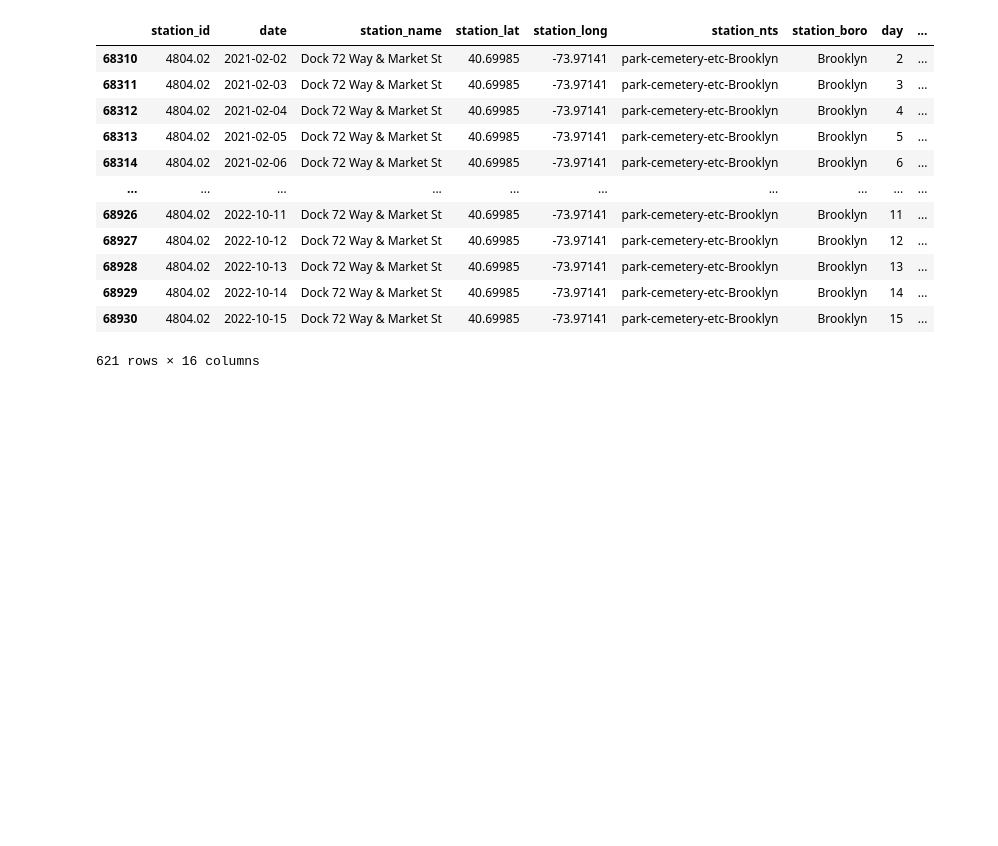
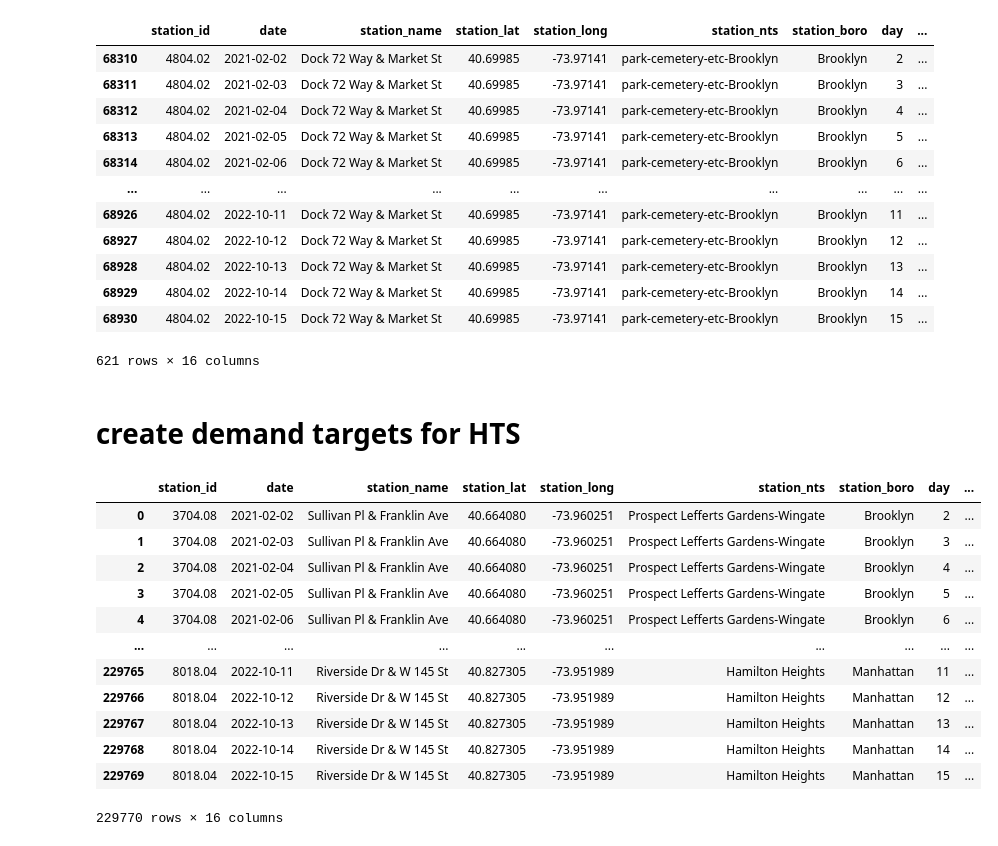
Before and after one commit to skwolvie/DATA270_spring23_grp2, a Jupyter notebook: data collection/get_citibikedata.ipynb, the cells around one changed output. Cells and saved outputs as stored; diff of their text form; code cells hidden in the pictures; blank space fills up the shorter version.

```diff
--- a/data collection/get_citibikedata.ipynb
+++ b/data collection/get_citibikedata.ipynb
@@ -3431,3 +3431,5 @@ r[r['station_id']==4804.02]
 | 68929 | 4804.02 | 2022-10-14 | Dock 72 Way & Market St | 40.69985 | -73.97141 | park-cemetery-etc-Brooklyn | Brooklyn | 14 | ... |
 | 68930 | 4804.02 | 2022-10-15 | Dock 72 Way & Market St | 40.69985 | -73.97141 | park-cemetery-etc-Brooklyn | Brooklyn | 15 | ... |
 621 rows × 16 columns
+# %% [markdown]
+# create demand targets for HTS
@@ -3433,0 +3438,17 @@ r[r['station_id']==4804.02]
+# %%
+df= pd.read_csv(r'D:\OneDrive - Indian School of Business\Desktop\data270_spring23_group2\data\bike_demand_v1.csv')
+df
+# %% [output]
+|  | station_id | date | station_name | station_lat | station_long | station_nts | station_boro | day | ... |
+| 0 | 3704.08 | 2021-02-02 | Sullivan Pl & Franklin Ave | 40.664080 | -73.960251 | Prospect Lefferts Gardens-Wingate | Brooklyn | 2 | ... |
+| 1 | 3704.08 | 2021-02-03 | Sullivan Pl & Franklin Ave | 40.664080 | -73.960251 | Prospect Lefferts Gardens-Wingate | Brooklyn | 3 | ... |
+| 2 | 3704.08 | 2021-02-04 | Sullivan Pl & Franklin Ave | 40.664080 | -73.960251 | Prospect Lefferts Gardens-Wingate | Brooklyn | 4 | ... |
+| 3 | 3704.08 | 2021-02-05 | Sullivan Pl & Franklin Ave | 40.664080 | -73.960251 | Prospect Lefferts Gardens-Wingate | Brooklyn | 5 | ... |
+| 4 | 3704.08 | 2021-02-06 | Sullivan Pl & Franklin Ave | 40.664080 | -73.960251 | Prospect Lefferts Gardens-Wingate | Brooklyn | 6 | ... |
+| ... | ... | ... | ... | ... | ... | ... | ... | ... | ... |
+| 229765 | 8018.04 | 2022-10-11 | Riverside Dr & W 145 St | 40.827305 | -73.951989 | Hamilton Heights | Manhattan | 11 | ... |
+| 229766 | 8018.04 | 2022-10-12 | Riverside Dr & W 145 St | 40.827305 | -73.951989 | Hamilton Heights | Manhattan | 12 | ... |
+| 229767 | 8018.04 | 2022-10-13 | Riverside Dr & W 145 St | 40.827305 | -73.951989 | Hamilton Heights | Manhattan | 13 | ... |
+| 229768 | 8018.04 | 2022-10-14 | Riverside Dr & W 145 St | 40.827305 | -73.951989 | Hamilton Heights | Manhattan | 14 | ... |
+| 229769 | 8018.04 | 2022-10-15 | Riverside Dr & W 145 St | 40.827305 | -73.951989 | Hamilton Heights | Manhattan | 15 | ... |
+229770 rows × 16 columns
```
Also changed, not shown: parts of 15 cells of this notebook, 3 other files.
